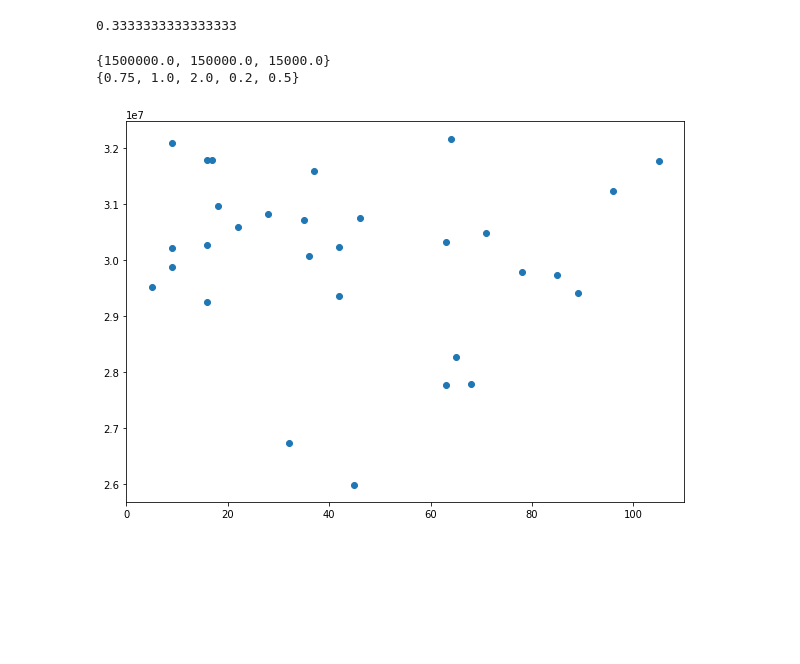
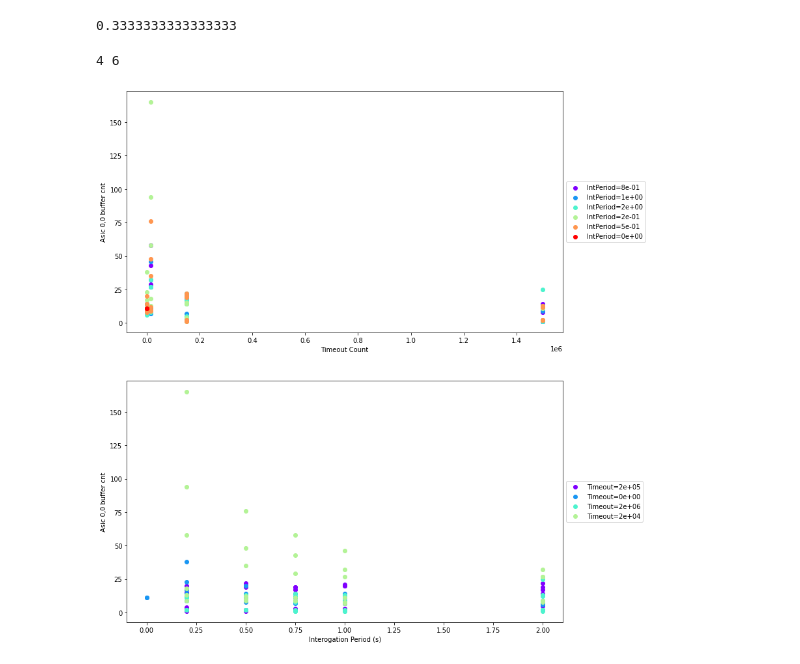
Before and after one commit to OliviaSeidel/qpix-digital, a Jupyter notebook: simulation-software/testNB.ipynb, the cells around one changed output. Saved outputs shown, nothing was run; the diff lists cells and outputs as text; code cells hidden in the pictures; blank space fills up the shorter version.

```diff
--- a/simulation-software/testNB.ipynb
+++ b/simulation-software/testNB.ipynb
@@ -38,21 +47,45 @@ max = 0xffff_ffff
 print((val - nval)/max)
 # %% [output]
 0.3333333333333333
-# %%
-fig, ax = plt.subplots(1, 1, sharex='col', sharey='row', figsize=(10,7))
-# TODO different colors, different intervals
-typs = ["Frq", "Timeout", "Int_T"]
-min_t = min(set(pd["Timeout"].values))
-max_t = max(set(pd["Timeout"].values))
-min_i = min(set(pd["Int_T"].values))
-max_i = max(set(pd["Int_T"].values))
-ax.scatter(asic0["Remote Max"].values, asic0["Frq"].values)
-print(set(pd["Timeout"].values))
-print(set(pd["Int_T"].values))
-# %% [output]
-{1500000.0, 150000.0, 15000.0}
-{0.75, 1.0, 2.0, 0.2, 0.5}
-[figure, removed]
+# %%
+timeouts = list(set(data_df["Timeout"].values))
+IntPeriods = list(set(data_df["IntPeriod"].values))
+
+# color on timesouts
+colors = plt.cm.rainbow(np.linspace(0, 1, len(IntPeriods)))
+
+# shape on int periods
+shapes = ['.', "^", "+", "o"]
+
+print(len(timeouts), len(IntPeriods))
+# %% [output]
+4 6
+# %%
+# fig, ax = plt.subplots(1, 1, sharex='col', sharey='row', figsize=(10,7))
+# TODO different colors, different intervals
+import matplotlib.patches as mpatches
+typs = ["Frq", "Timeout", "IntPeriod"]
+fig, ax = plt.subplots(2,1, figsize=(12,15))
+for i in range(len(IntPeriods)):
+        f = asic0[(asic0["IntPeriod"] == IntPeriods[i])]
+        y = f["Remote Max"]
+        x = f["Timeout"]
+        ax[0].scatter(x,y,label=f"IntPeriod={IntPeriods[i]:2.0e}", color=colors[i])
+ax[0].legend(loc='center left', bbox_to_anchor=(1, 0.5))
+for i in range(len(timeouts)):
+        f = asic0[(asic0["Timeout"] == timeouts[i])]
+        y = f["Remote Max"]
+        x = f["IntPeriod"]
+        ax[1].scatter(x,y,label=f"Timeout={timeouts[i]:2.0e}", color=colors[i])
+ax[1].legend(loc='center left', bbox_to_anchor=(1, 0.5))
+
+ax[0].set_xlabel("Timeout Count")
+ax[1].set_xlabel("Interogation Period (s)")
+ax[0].set_ylabel("Asic 0,0 buffer cnt")
+ax[1].set_ylabel("Asic 0,0 buffer cnt")
+plt.savefig("TimeoutIntP.png", bbox_inches='tight')
+# %% [output]
+[figure, added]
 # %%
 fig, ax = plt.subplots(1, 1, sharex='col', sharey='row', figsize=(10,7))
 # ax.scatter(asic0["Remote Max"].values, asic0["Timeout"].values)
```
Also changed, not shown: parts of 4 cells of this notebook, 12 other files.
